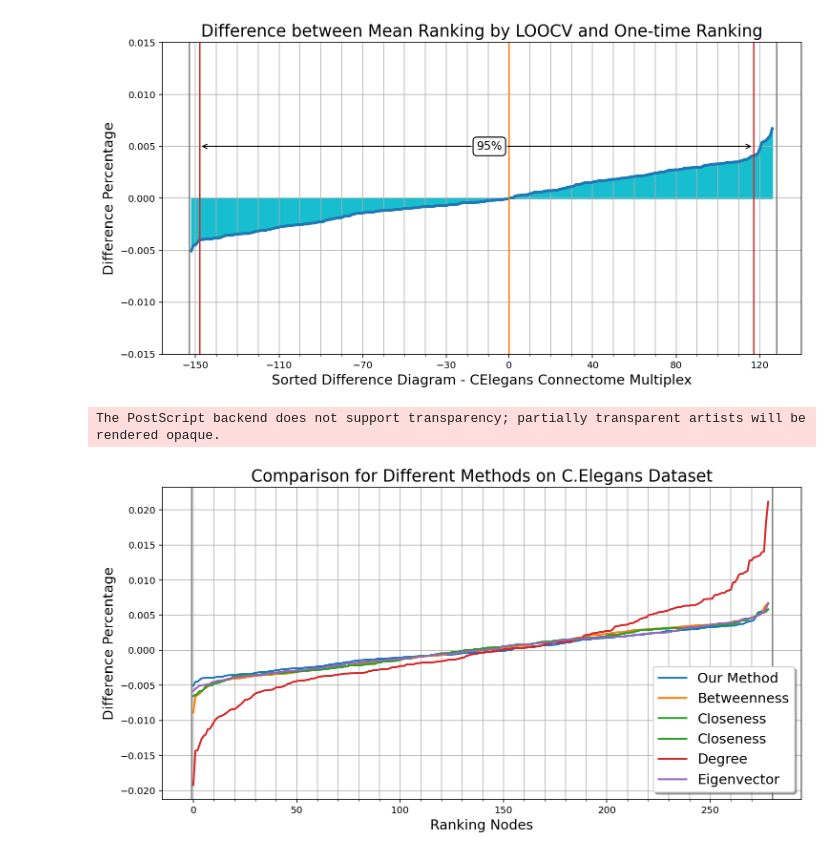
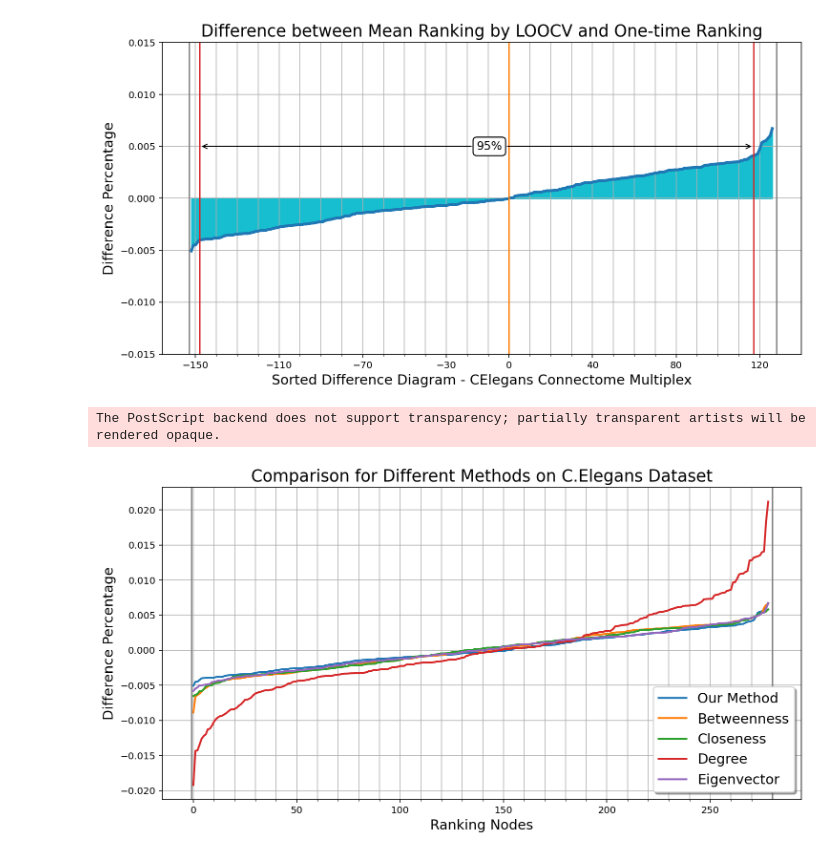
Before and after one commit to ninn-kou/iRank, a Jupyter notebook: CElegans_Experiments.ipynb, the cells around one changed output. Saved outputs shown, nothing was run; the diff lists cells and outputs as text; code cells hidden in the pictures.

```diff
--- a/CElegans_Experiments.ipynb
+++ b/CElegans_Experiments.ipynb
@@ -347,32 +355,31 @@ fig, ax = plt.subplots(figsize=(12, 6))
 
 # Major ticks every 50, minor ticks every 10
 major_ticks = np.arange(0, 280, 50)
 minor_ticks = np.arange(0, 280, 10)
 
 x_axis = np.arange(0.0, 279.0, 1.0)
 
 ax.axvline(x=-1, color='C7')
 ax.axvline(x=280, color='C7')
 
 ax.plot(x_axis, ours, color='C0', linewidth=2, label="Our Method")
 ax.plot(x_axis, betw, color='C1', linewidth=2, label="Betweenness")
 ax.plot(x_axis, clos, color='C2', linewidth=2, label="Closeness")
-ax.plot(x_axis, clos, color='C2', linewidth=2, label="Closeness")
 ax.plot(x_axis, degr, color='C3', linewidth=2, label="Degree")
 ax.plot(x_axis, eige, color='C4', linewidth=2, label="Eigenvector")
 
 ax.set_xlabel('Ranking Nodes', fontsize='x-large')
 ax.set_ylabel('Difference Percentage', fontsize='x-large')
 ax.set_title('Comparison for Different Methods on C.Elegans Dataset', fontsize='xx-large')
 
 ax.set_xticks(major_ticks)
 ax.set_xticks(minor_ticks, minor=True)
 ax.grid(which='both')
 ax.legend(fontsize="x-large", loc='lower right', shadow=True, fancybox=True)
 
 fig.savefig("docs/img/Result_s1_CElegans_comparison.eps", format='eps', bbox_inches='tight')
 
 plt.show()
 # %% [output]
 The PostScript backend does not support transparency; partially transparent artists will be rendered opaque.
-[figure, old version]
+[figure, new version]
```
Also changed, not shown: parts of 1 cell of this notebook, 5 other files.
